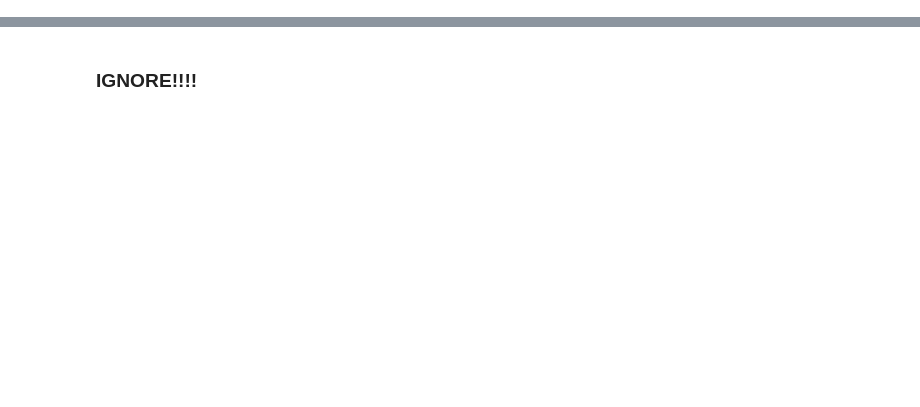
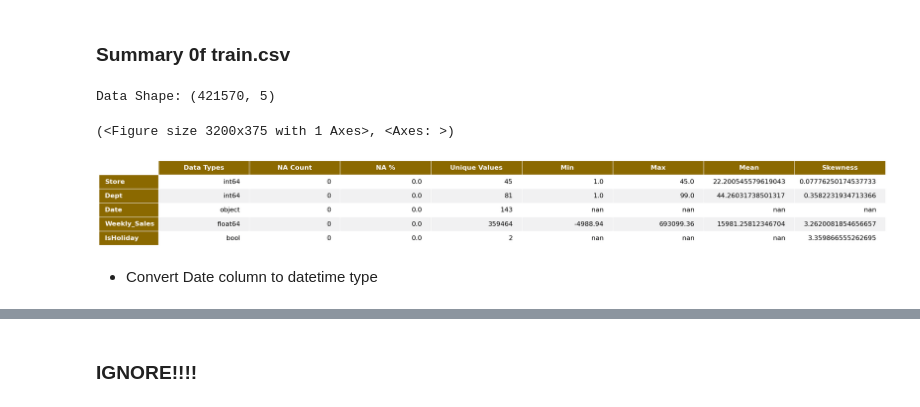
Before and after one commit to SeriousLee20/Walmart-Sales-Clean-Data, a Jupyter notebook: clean.ipynb, the cells around one changed output, grey strips where cells are left out. Drawn from its saved outputs; the diff is of its cells as text; code cells hidden in the pictures; blank space fills up the shorter version.

```diff
--- a/clean.ipynb
+++ b/clean.ipynb
@@ -258,0 +86,11 @@ merged_df.to_csv('cleaned_file.csv')
+# %% [markdown]
+### Summary 0f train.csv
+# %%
+summary = get_df_summary(train_df)
+render_mpl_table(summary, header_columns=0, col_width=4.0, font_size=16)
+# %% [output]
+Data Shape: (421570, 5)
+(<Figure size 3200x375 with 1 Axes>, <Axes: >)
+[figure, added]
+# %% [markdown]
+* Convert Date column to datetime type
```
Also changed, not shown: parts of 76 cells of this notebook, 11 other files.
